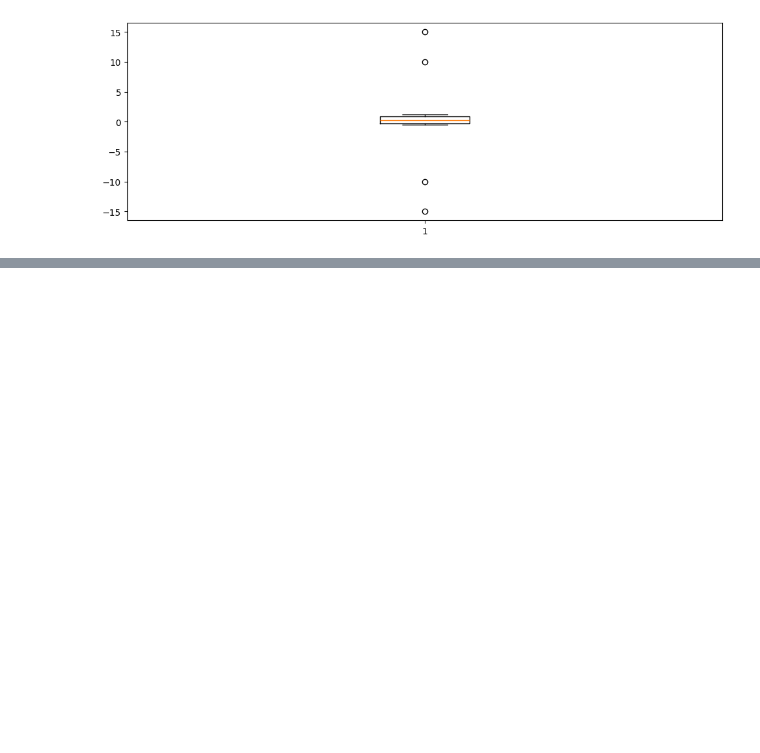
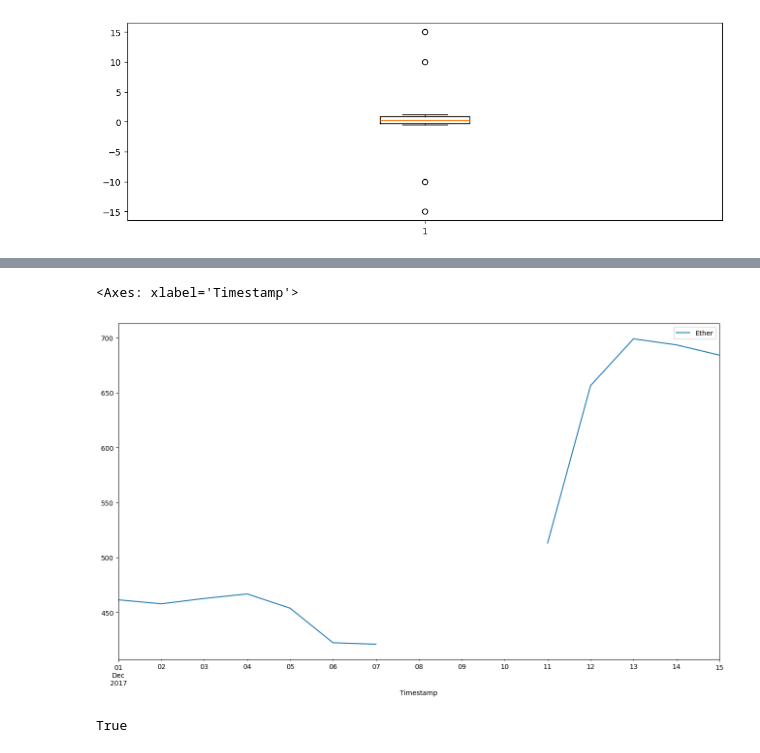
Before and after one commit to depa-tto/Python-course, a Jupyter notebook: ds_course.ipynb, the cells around one changed output, grey strips where cells are left out. Saved outputs shown, nothing was run; the diff lists cells and outputs as text; code cells hidden in the pictures; blank space fills up the shorter version.

```diff
--- a/ds_course.ipynb
+++ b/ds_course.ipynb
@@ -3090,0 +3119,5 @@ plt.boxplot(values)
+# %%
+df.loc['2017-12': '2017-12-15'].plot(y='Ether', figsize=(16, 9))
+# %% [output]
+<Axes: xlabel='Timestamp'>
+[figure, added]
@@ -3090,0 +3126,4 @@ plt.boxplot(values)
+# %%
+df_na['Ether'].isna().values.any()
+# %% [output]
+True
```
Also changed, not shown: parts of 49 cells of this notebook.
